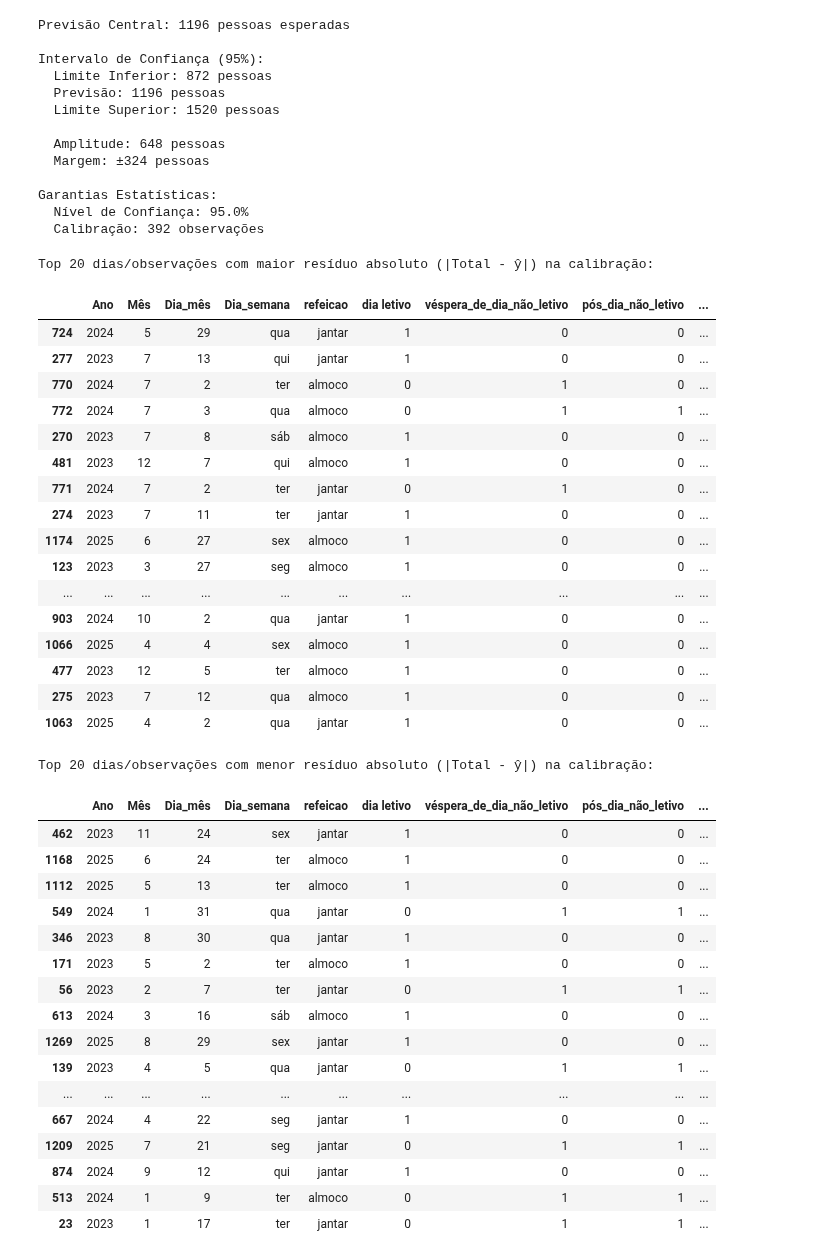
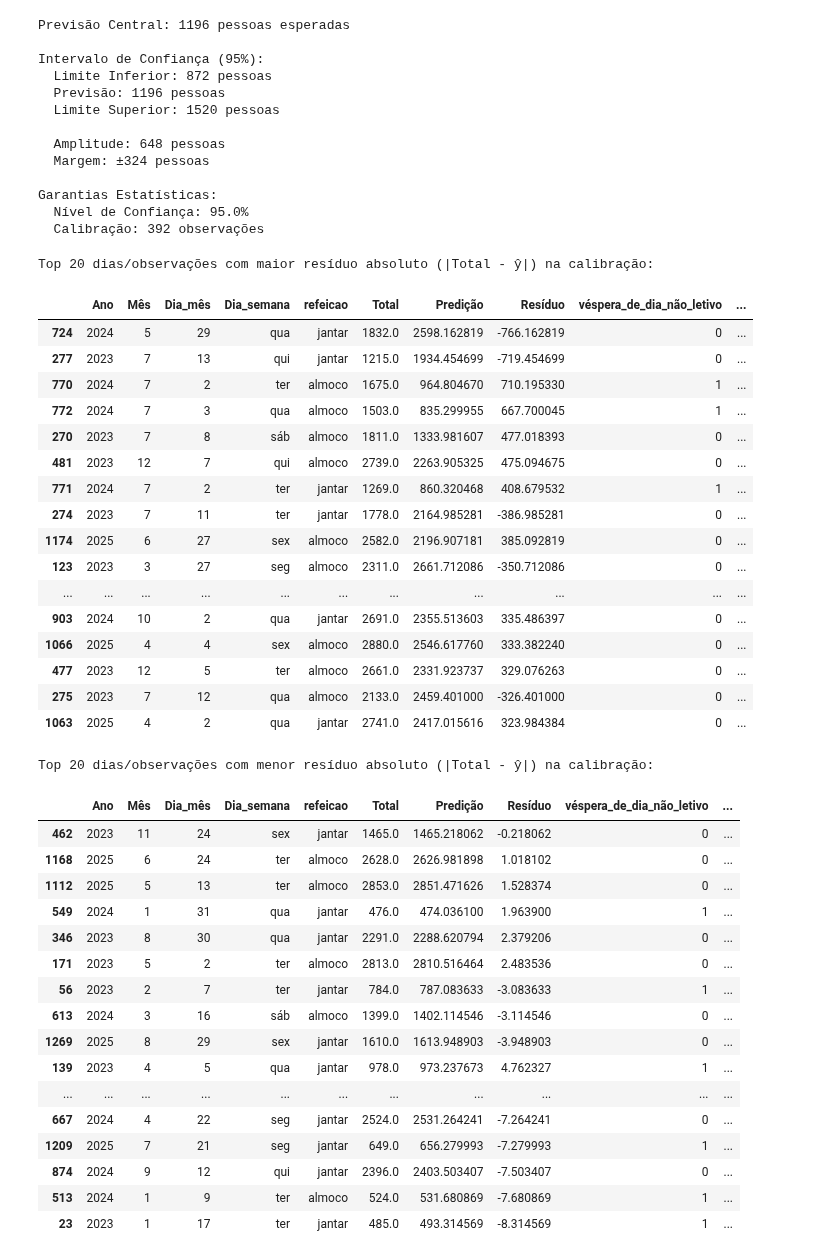
Before and after one commit to rafaelcarmanhani/projeto-ru, a Jupyter notebook: previsao/notebooks/Previsão_area1.ipynb, the cells around one changed output. Drawn from its saved outputs; the diff is of its cells as text; code cells hidden in the pictures.

```diff
--- a/previsao/notebooks/Previsão_area1.ipynb
+++ b/previsao/notebooks/Previsão_area1.ipynb
@@ -1145,67 +1180,67 @@ data_raw = data_raw_base.copy()
 out = data_raw.loc[X_calib.index].copy()
 
 
 # Alinha a predição por índice (robusto a qualquer reordenação)
 pred_series = pd.Series(y_calib_pred, index=X_calib.index, name='Predição')
 out['Predição'] = pred_series.loc[out.index].to_numpy()
 
 # Resíduo (com sinal): Total - Predição
 out['Resíduo'] = out['Total'].to_numpy() - out['Predição'].to_numpy()
 out['Resíduo_abs'] = np.abs(out['Resíduo'])
 
 piores20 = out.sort_values('Resíduo_abs', ascending=False).head(20)
 melhores20 = out.sort_values('Resíduo_abs', ascending=True).head(20)
 
 cols_chave = [
     'Data','Ano','Mês','Dia_mês','Dia_semana','refeicao',
-    'dia letivo','véspera_de_dia_não_letivo','pós_dia_não_letivo',
+    'Total','Predição','Resíduo','Resíduo_abs'
+    'dia_letivo','véspera_de_dia_não_letivo','pós_dia_não_letivo',
     'dias_desde_ferias', 'dias_desde_inicio_ferias', 'dias_ate_feriado','dias_ate_ferias',
     'Precipitacao_mm','Temp _max_C','Temp_min_C','Umid_rel_ar',
     'Vento_velocidade_horaria (m/s)','Vento_rajada_maxima (m/s)',
     'prato_principal_1','prato_principal_2','guarnição','sobremesa_1',
-    'Total','Predição','Resíduo','Resíduo_abs',
 ]
 cols_chave = [c for c in cols_chave if c in out.columns]
 
 print("\nTop 20 dias/observações com maior resíduo absoluto (|Total - ŷ|) na calibração:\n")
 display(piores20[cols_chave] if cols_chave else piores20)
 
 print("\nTop 20 dias/observações com menor resíduo absoluto (|Total - ŷ|) na calibração:\n")
 display(melhores20[cols_chave] if cols_chave else melhores20)
 # %% [output]
 Top 20 dias/observações com maior resíduo absoluto (|Total - ŷ|) na calibração:
-|  | Ano | Mês | Dia_mês | Dia_semana | refeicao | dia letivo | véspera_de_dia_não_letivo | pós_dia_não_letivo | ... |
-| 724 | 2024 | 5 | 29 | qua | jantar | 1 | 0 | 0 | ... |
-| 277 | 2023 | 7 | 13 | qui | jantar | 1 | 0 | 0 | ... |
-| 770 | 2024 | 7 | 2 | ter | almoco | 0 | 1 | 0 | ... |
-| 772 | 2024 | 7 | 3 | qua | almoco | 0 | 1 | 1 | ... |
-| 270 | 2023 | 7 | 8 | sáb | almoco | 1 | 0 | 0 | ... |
-| 481 | 2023 | 12 | 7 | qui | almoco | 1 | 0 | 0 | ... |
-| 771 | 2024 | 7 | 2 | ter | jantar | 0 | 1 | 0 | ... |
-| 274 | 2023 | 7 | 11 | ter | jantar | 1 | 0 | 0 | ... |
-| 1174 | 2025 | 6 | 27 | sex | almoco | 1 | 0 | 0 | ... |
-| 123 | 2023 | 3 | 27 | seg | almoco | 1 | 0 | 0 | ... |
-| ... | ... | ... | ... | ... | ... | ... | ... | ... | ... |
-| 903 | 2024 | 10 | 2 | qua | jantar | 1 | 0 | 0 | ... |
-| 1066 | 2025 | 4 | 4 | sex | almoco | 1 | 0 | 0 | ... |
-| 477 | 2023 | 12 | 5 | ter | almoco | 1 | 0 | 0 | ... |
-| 275 | 2023 | 7 | 12 | qua | almoco | 1 | 0 | 0 | ... |
-| 1063 | 2025 | 4 | 2 | qua | jantar | 1 | 0 | 0 | ... |
+|  | Ano | Mês | Dia_mês | Dia_semana | refeicao | Total | Predição | Resíduo | véspera_de_dia_não_letivo | ... |
+| 724 | 2024 | 5 | 29 | qua | jantar | 1832.0 | 2598.162819 | -766.162819 | 0 | ... |
+| 277 | 2023 | 7 | 13 | qui | jantar | 1215.0 | 1934.454699 | -719.454699 | 0 | ... |
+| 770 | 2024 | 7 | 2 | ter | almoco | 1675.0 | 964.804670 | 710.195330 | 1 | ... |
+| 772 | 2024 | 7 | 3 | qua | almoco | 1503.0 | 835.299955 | 667.700045 | 1 | ... |
+| 270 | 2023 | 7 | 8 | sáb | almoco | 1811.0 | 1333.981607 | 477.018393 | 0 | ... |
+| 481 | 2023 | 12 | 7 | qui | almoco | 2739.0 | 2263.905325 | 475.094675 | 0 | ... |
+| 771 | 2024 | 7 | 2 | ter | jantar | 1269.0 | 860.320468 | 408.679532 | 1 | ... |
+| 274 | 2023 | 7 | 11 | ter | jantar | 1778.0 | 2164.985281 | -386.985281 | 0 | ... |
+| 1174 | 2025 | 6 | 27 | sex | almoco | 2582.0 | 2196.907181 | 385.092819 | 0 | ... |
+| 123 | 2023 | 3 | 27 | seg | almoco | 2311.0 | 2661.712086 | -350.712086 | 0 | ... |
+| ... | ... | ... | ... | ... | ... | ... | ... | ... | ... | ... |
+| 903 | 2024 | 10 | 2 | qua | jantar | 2691.0 | 2355.513603 | 335.486397 | 0 | ... |
+| 1066 | 2025 | 4 | 4 | sex | almoco | 2880.0 | 2546.617760 | 333.382240 | 0 | ... |
+| 477 | 2023 | 12 | 5 | ter | almoco | 2661.0 | 2331.923737 | 329.076263 | 0 | ... |
+| 275 | 2023 | 7 | 12 | qua | almoco | 2133.0 | 2459.401000 | -326.401000 | 0 | ... |
+| 1063 | 2025 | 4 | 2 | qua | jantar | 2741.0 | 2417.015616 | 323.984384 | 0 | ... |
 Top 20 dias/observações com menor resíduo absoluto (|Total - ŷ|) na calibração:
-|  | Ano | Mês | Dia_mês | Dia_semana | refeicao | dia letivo | véspera_de_dia_não_letivo | pós_dia_não_letivo | ... |
-| 462 | 2023 | 11 | 24 | sex | jantar | 1 | 0 | 0 | ... |
-| 1168 | 2025 | 6 | 24 | ter | almoco | 1 | 0 | 0 | ... |
-| 1112 | 2025 | 5 | 13 | ter | almoco | 1 | 0 | 0 | ... |
-| 549 | 2024 | 1 | 31 | qua | jantar | 0 | 1 | 1 | ... |
-| 346 | 2023 | 8 | 30 | qua | jantar | 1 | 0 | 0 | ... |
-| 171 | 2023 | 5 | 2 | ter | almoco | 1 | 0 | 0 | ... |
-| 56 | 2023 | 2 | 7 | ter | jantar | 0 | 1 | 1 | ... |
-| 613 | 2024 | 3 | 16 | sáb | almoco | 1 | 0 | 0 | ... |
-| 1269 | 2025 | 8 | 29 | sex | jantar | 1 | 0 | 0 | ... |
-| 139 | 2023 | 4 | 5 | qua | jantar | 0 | 1 | 1 | ... |
-| ... | ... | ... | ... | ... | ... | ... | ... | ... | ... |
-| 667 | 2024 | 4 | 22 | seg | jantar | 1 | 0 | 0 | ... |
-| 1209 | 2025 | 7 | 21 | seg | jantar | 0 | 1 | 1 | ... |
-| 874 | 2024 | 9 | 12 | qui | jantar | 1 | 0 | 0 | ... |
-| 513 | 2024 | 1 | 9 | ter | almoco | 0 | 1 | 1 | ... |
-| 23 | 2023 | 1 | 17 | ter | jantar | 0 | 1 | 1 | ... |
+|  | Ano | Mês | Dia_mês | Dia_semana | refeicao | Total | Predição | Resíduo | véspera_de_dia_não_letivo | ... |
+| 462 | 2023 | 11 | 24 | sex | jantar | 1465.0 | 1465.218062 | -0.218062 | 0 | ... |
+| 1168 | 2025 | 6 | 24 | ter | almoco | 2628.0 | 2626.981898 | 1.018102 | 0 | ... |
+| 1112 | 2025 | 5 | 13 | ter | almoco | 2853.0 | 2851.471626 | 1.528374 | 0 | ... |
+| 549 | 2024 | 1 | 31 | qua | jantar | 476.0 | 474.036100 | 1.963900 | 1 | ... |
+| 346 | 2023 | 8 | 30 | qua | jantar | 2291.0 | 2288.620794 | 2.379206 | 0 | ... |
+| 171 | 2023 | 5 | 2 | ter | almoco | 2813.0 | 2810.516464 | 2.483536 | 0 | ... |
+| 56 | 2023 | 2 | 7 | ter | jantar | 784.0 | 787.083633 | -3.083633 | 1 | ... |
+| 613 | 2024 | 3 | 16 | sáb | almoco | 1399.0 | 1402.114546 | -3.114546 | 0 | ... |
+| 1269 | 2025 | 8 | 29 | sex | jantar | 1610.0 | 1613.948903 | -3.948903 | 0 | ... |
+| 139 | 2023 | 4 | 5 | qua | jantar | 978.0 | 973.237673 | 4.762327 | 1 | ... |
+| ... | ... | ... | ... | ... | ... | ... | ... | ... | ... | ... |
+| 667 | 2024 | 4 | 22 | seg | jantar | 2524.0 | 2531.264241 | -7.264241 | 0 | ... |
+| 1209 | 2025 | 7 | 21 | seg | jantar | 649.0 | 656.279993 | -7.279993 | 1 | ... |
+| 874 | 2024 | 9 | 12 | qui | jantar | 2396.0 | 2403.503407 | -7.503407 | 0 | ... |
+| 513 | 2024 | 1 | 9 | ter | almoco | 524.0 | 531.680869 | -7.680869 | 1 | ... |
+| 23 | 2023 | 1 | 17 | ter | jantar | 485.0 | 493.314569 | -8.314569 | 1 | ... |
```
Also changed, not shown: parts of 4 cells of this notebook.
